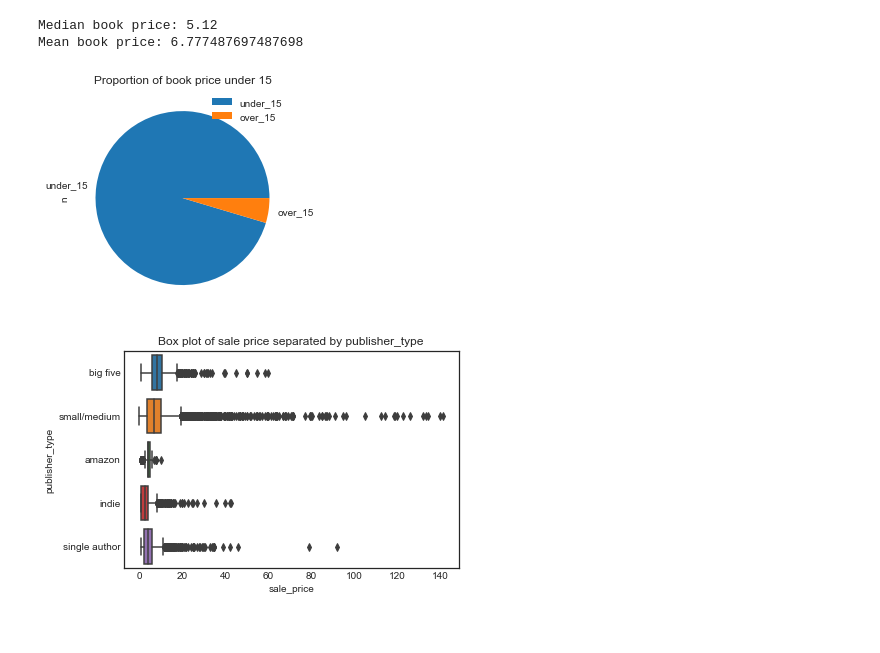
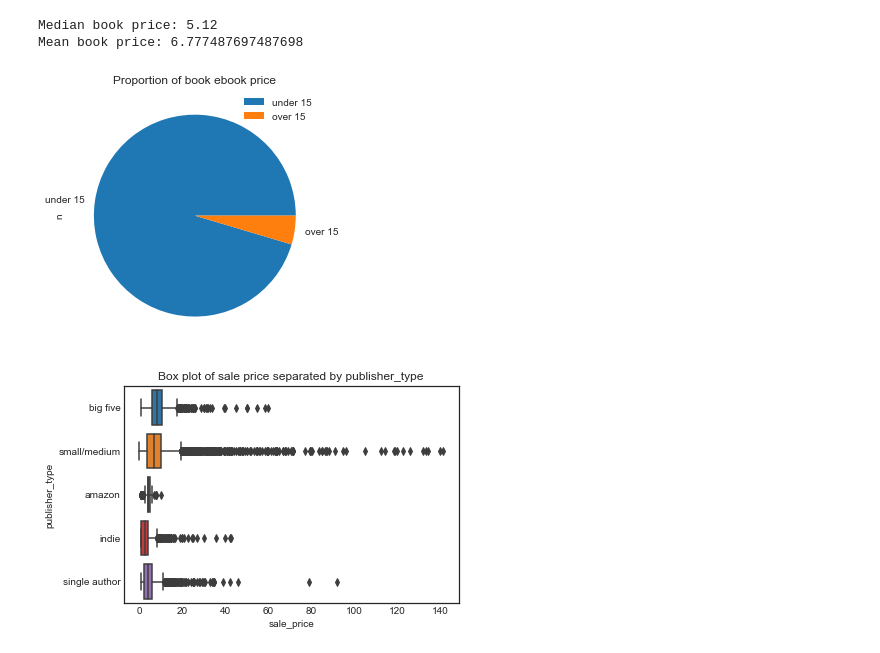
Before and after one commit to vh42720/book_analysis, a Jupyter notebook: book_sale_price_eda.ipynb, the cells around one changed output. Cells and saved outputs as stored; diff of their text form; code cells hidden in the pictures.

```diff
--- a/book_sale_price_eda.ipynb
+++ b/book_sale_price_eda.ipynb
@@ -103,16 +105,17 @@ Mean book price: 6.777487697487698
 # %%
 # Number of book price under 15 dollars
 under_15 = sum([True for x in sales.sale_price if x < 15])
 over_15 = len(sales) - under_15
 
 # Proportion of books sales under 20 vs over 20
 df = pd.DataFrame({'n':[under_15, over_15]},
-                  index=['under_15', 'over_15'])
+                  index=['under 15', 'over 15'])
 df.plot.pie(y='n')
-plt.title('Proportion of book price under 15')
+plt.title('Proportion of book ebook price')
+plt.tight_layout()
 plt.savefig('images/proportion_book_under15.png')
 # %% [output]
-[figure, old version]
+[figure, new version]
 # %%
 # Sale price box plot
 sns.boxplot(x='sale_price', y='publisher_type', data=sales)
```
Also changed, not shown: parts of 13 cells of this notebook, 20 other files.
